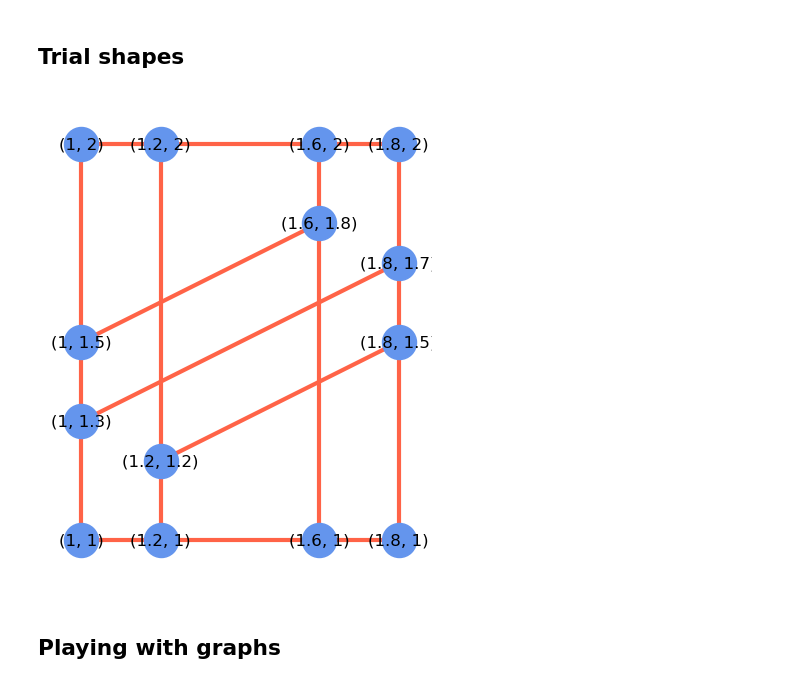
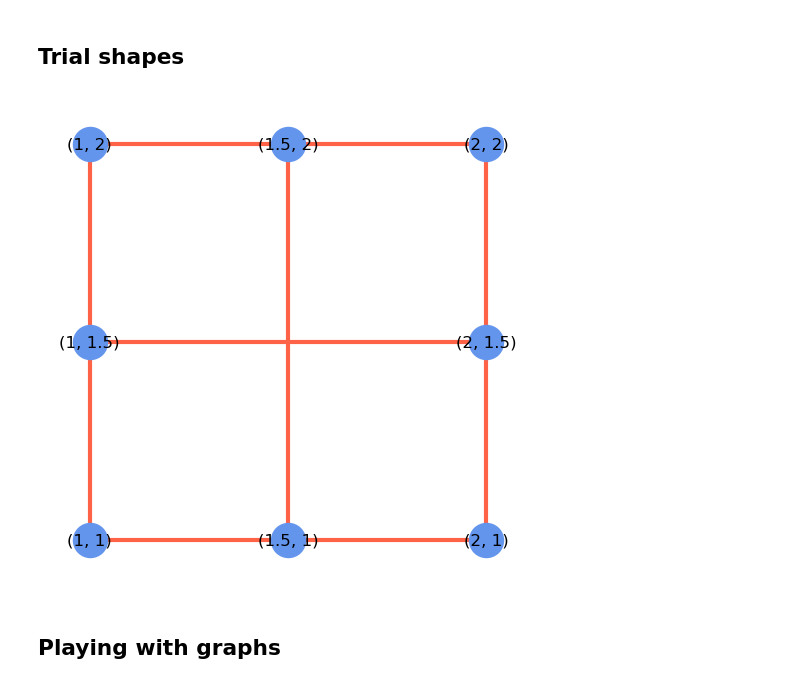
Before and after one commit to rsnemmen/perimeter-product, a Jupyter notebook: prototyping.ipynb, the cells around one changed output. Saved outputs shown, nothing was run; the diff lists cells and outputs as text; code cells hidden in the pictures.

```diff
--- a/prototyping.ipynb
+++ b/prototyping.ipynb
@@ -51,9 +51,9 @@ mystery=( ((1, 1), (1, 2)),
 ((1, 1.3), (1.8, 1.7)),
 ((1.2, 1.2), (1.8, 1.5)), )
 # %%
-hestus.plot(mystery)
+hestus.plot(window)
 # %% [output]
-[figure, old version]
+[figure, new version]
 # %% [markdown]
 ## Playing with graphs
 # %% [markdown]
```
Also changed, not shown: parts of 11 cells of this notebook, 2 other files.
